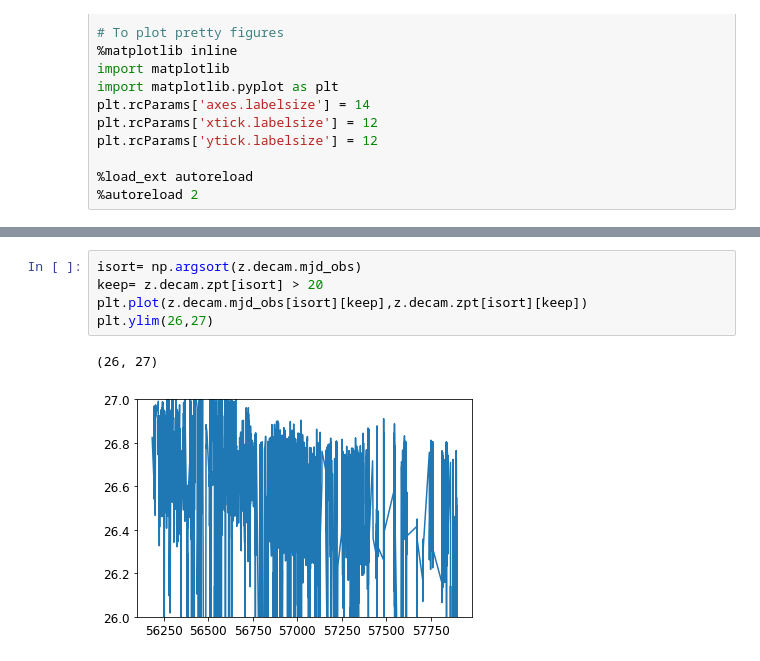
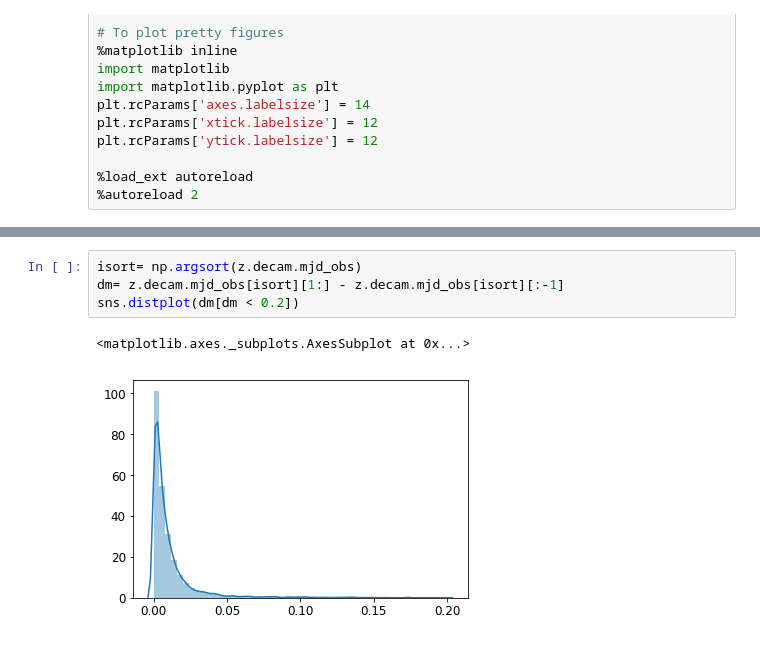
Before and after one commit to legacysurvey/legacyzpts, a Jupyter notebook: doc/nb/Strategy_Paper.ipynb, the cells around one changed output, grey strips where cells are left out. Saved outputs shown, nothing was run; the diff lists cells and outputs as text.

```diff
--- a/doc/nb/Strategy_Paper.ipynb
+++ b/doc/nb/Strategy_Paper.ipynb
@@ -107,8 +542,7 @@ array([1560, 8450, 8471, ..., 7108,  429, 2599])
 # %%
 isort= np.argsort(z.decam.mjd_obs)
-keep= z.decam.zpt[isort] > 20
-plt.plot(z.decam.mjd_obs[isort][keep],z.decam.zpt[isort][keep])
-plt.ylim(26,27)
+dm= z.decam.mjd_obs[isort][1:] - z.decam.mjd_obs[isort][:-1]
+sns.distplot(dm[dm < 0.2])
 # %% [output]
-(26, 27)
+<matplotlib.axes._subplots.AxesSubplot at 0x...>
-[figure, old version]
+[figure, new version]
```
Also changed, not shown: parts of 50 cells of this notebook, 2 other files.
